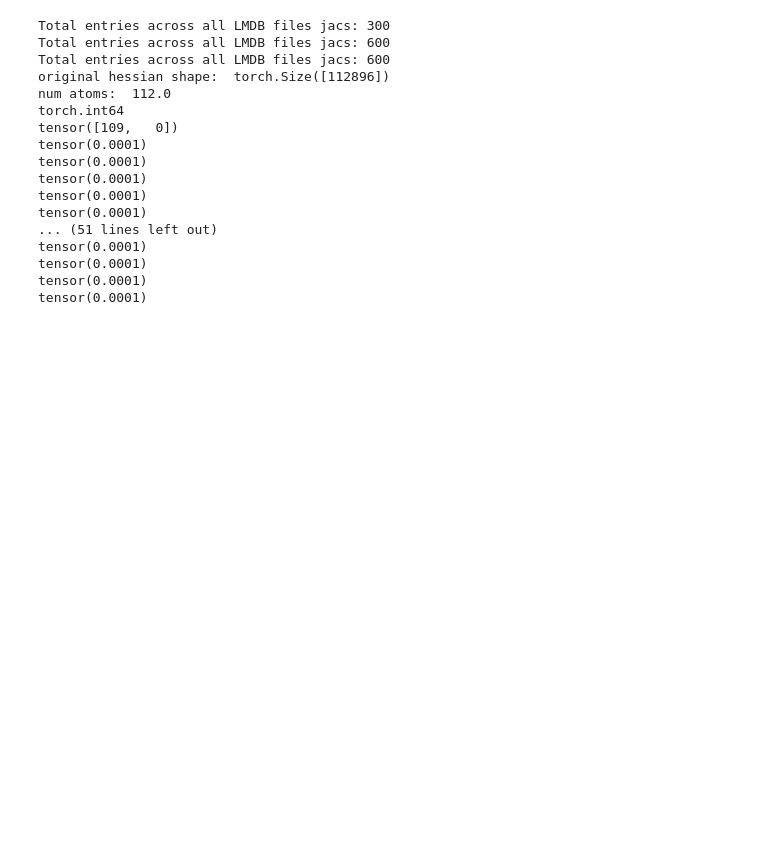
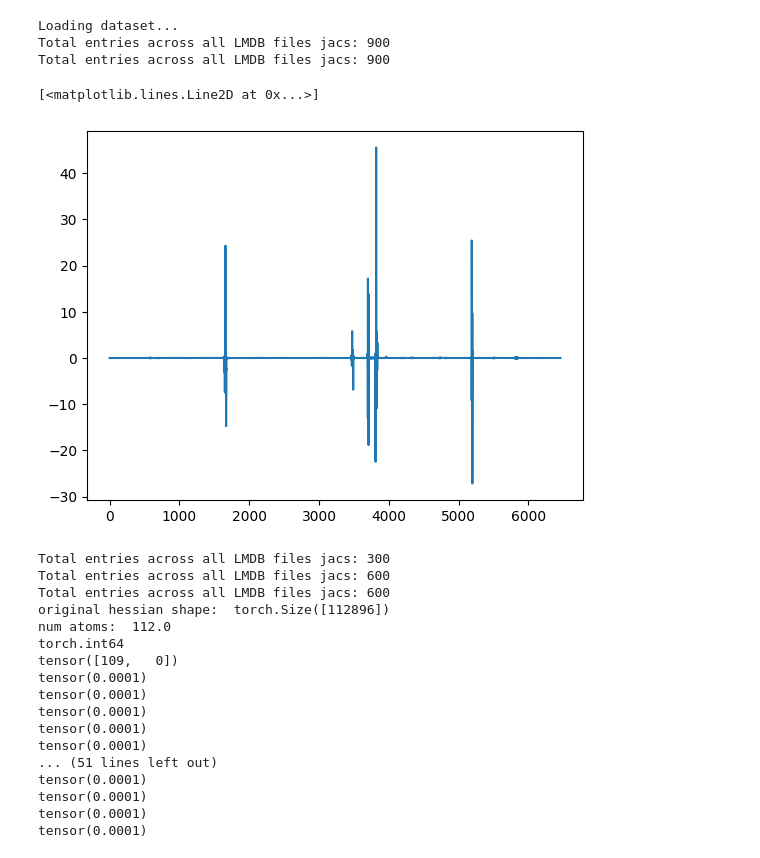
Before and after one commit to ishanthewizard/MLFF-distill, a Jupyter notebook: sandbox.ipynb, the cells around one changed output. Cells and saved outputs as stored; diff of their text form; code cells hidden in the pictures; blank space fills up the shorter version.

```diff
--- a/sandbox.ipynb
+++ b/sandbox.ipynb
@@ -9,4 +9,26 @@ from tqdm import tqdm
 from torch.utils.data import Subset
 import matplotlib.pyplot as plt
 from tqdm import tqdm
+# %%
+config = {
+    # "src": "/data/ishan-amin/OMOL/electrolytes_application/all_lmdbs/per_system/naotf_dme/train",
+    "src": "/projects/beye/iamin/distillation_project/all_lmdbs/per_system/naotf_dme/train",
+    # "teacher_labels_folder": "/data/ishan-amin/OMOL/electrolytes_application/all_lmdbs/per_system/naotf_dme/labels_test",
+    "teacher_labels_folder": "/projects/beye/iamin/distillation_project/all_lmdbs/per_system/naotf_dme/labels_dens20",
+    "num_hessian_samples": 20,
+    "num_lmdb_rows": 20,
+}
+
+print("Loading dataset...")
+train_dataset = CombinedDataset(config, dataset_type="train")
+idx = 0
+num_atoms = train_dataset[idx].natoms
+hessian = train_dataset[0].forces_jac.reshape(num_atoms, -1, 3)[:, 0, :].reshape(-1)
+plt.plot(range(len(hessian)), hessian)
+# %% [output]
+Loading dataset...
+Total entries across all LMDB files jacs: 900
+Total entries across all LMDB files jacs: 900
+[<matplotlib.lines.Line2D at 0x...>]
+[figure, added]
 # %%
```
Also changed, not shown: parts of 2 cells of this notebook, 53 other files.
